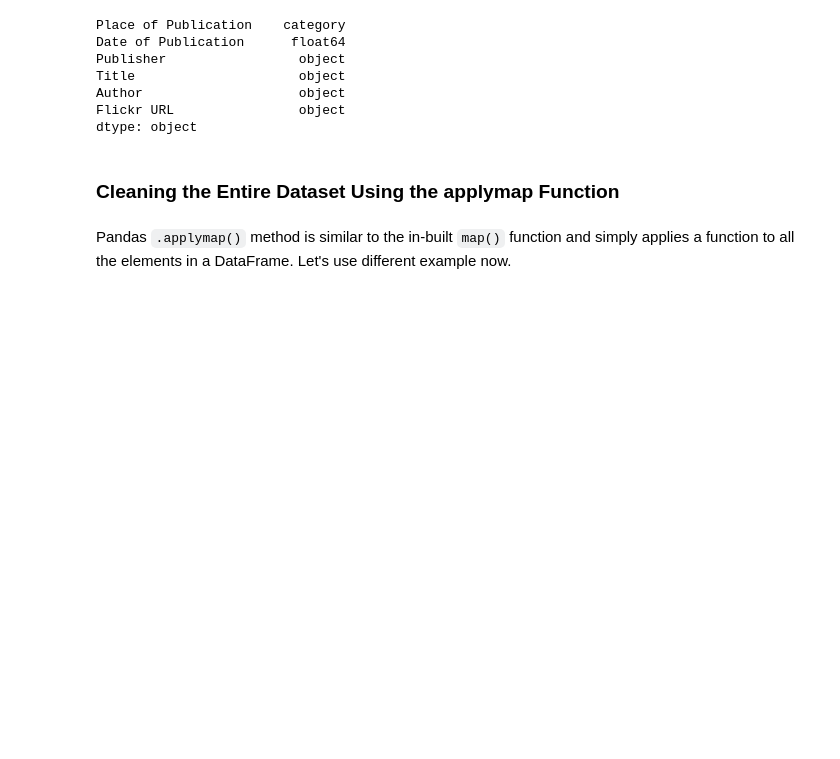
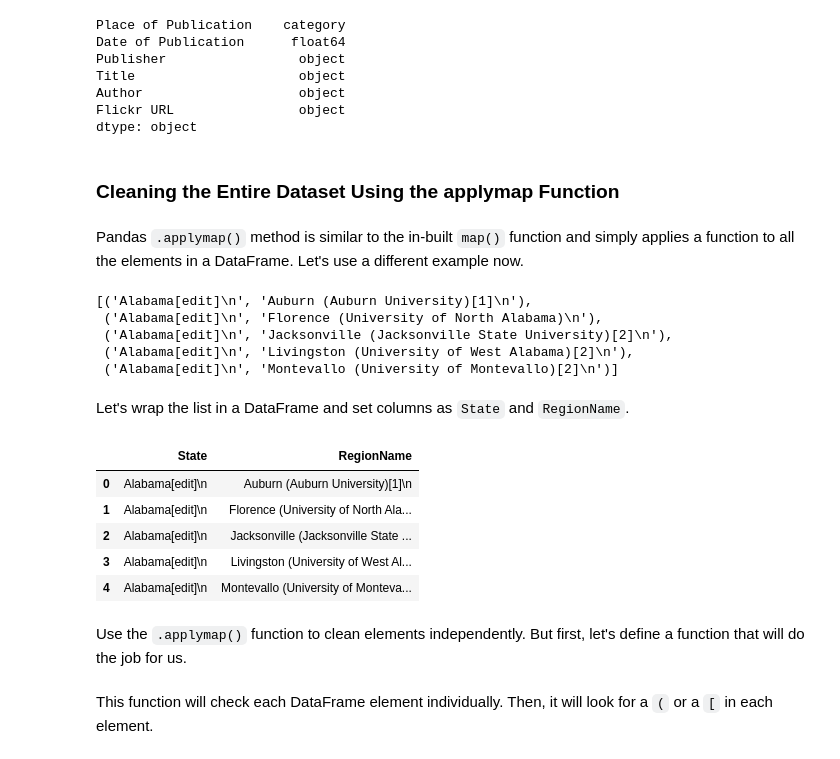
Before and after one commit to felipesebben/Pandas_learning_path, a Jupyter notebook: 4_data_cleaning/data_cleaning.ipynb, the cells around one changed output. Cells and saved outputs as stored; diff of their text form; code cells hidden in the pictures; blank space fills up the shorter version.

```diff
--- a/4_data_cleaning/data_cleaning.ipynb
+++ b/4_data_cleaning/data_cleaning.ipynb
@@ -247,4 +247,37 @@ dtype: object
 # %% [markdown]
 ### Cleaning the Entire Dataset Using the applymap Function
 # %% [markdown]
- Pandas `.applymap()` method is similar to the in-built `map()` function and simply applies a function to all the elements in a DataFrame. Let's use  different example now.
+ Pandas `.applymap()` method is similar to the in-built `map()` function and simply applies a function to all the elements in a DataFrame. Let's use a different example now.
+# %%
+university_towns = []
+with open('data/university_towns.txt') as file:
+    for line in file:
+        if '[edit]' in line:
+            # Remember this `state` until the next is found.
+            state = line
+        else:
+            # Otherwise, we have a city; keep `state` as last seen
+            university_towns.append((state, line))
+
+university_towns[:5]
+# %% [output]
+[('Alabama[edit]\n', 'Auburn (Auburn University)[1]\n'),
+ ('Alabama[edit]\n', 'Florence (University of North Alabama)\n'),
+ ('Alabama[edit]\n', 'Jacksonville (Jacksonville State University)[2]\n'),
+ ('Alabama[edit]\n', 'Livingston (University of West Alabama)[2]\n'),
+ ('Alabama[edit]\n', 'Montevallo (University of Montevallo)[2]\n')]
+# %% [markdown]
+Let's wrap the list in a DataFrame and set columns as `State` and `RegionName`.
+# %%
+towns_df = pd.DataFrame(university_towns,
+                        columns=['State', 'RegionName'])
+towns_df.head()
+# %% [output]
+|  | State | RegionName |
+| 0 | Alabama[edit]\n | Auburn (Auburn University)[1]\n |
+| 1 | Alabama[edit]\n | Florence (University of North Ala... |
+| 2 | Alabama[edit]\n | Jacksonville (Jacksonville State ... |
+| 3 | Alabama[edit]\n | Livingston (University of West Al... |
+| 4 | Alabama[edit]\n | Montevallo (University of Monteva... |
+# %% [markdown]
+Use the `.applymap()` function to clean elements independently. But first, let's define a function that will do the job for us.
@@ -250,0 +293,2 @@ dtype: object
+# %% [markdown]
+This function will check each DataFrame element individually. Then, it will look for a `(` or a `[` in each element.
```
Also changed, not shown: parts of 18 cells of this notebook.
